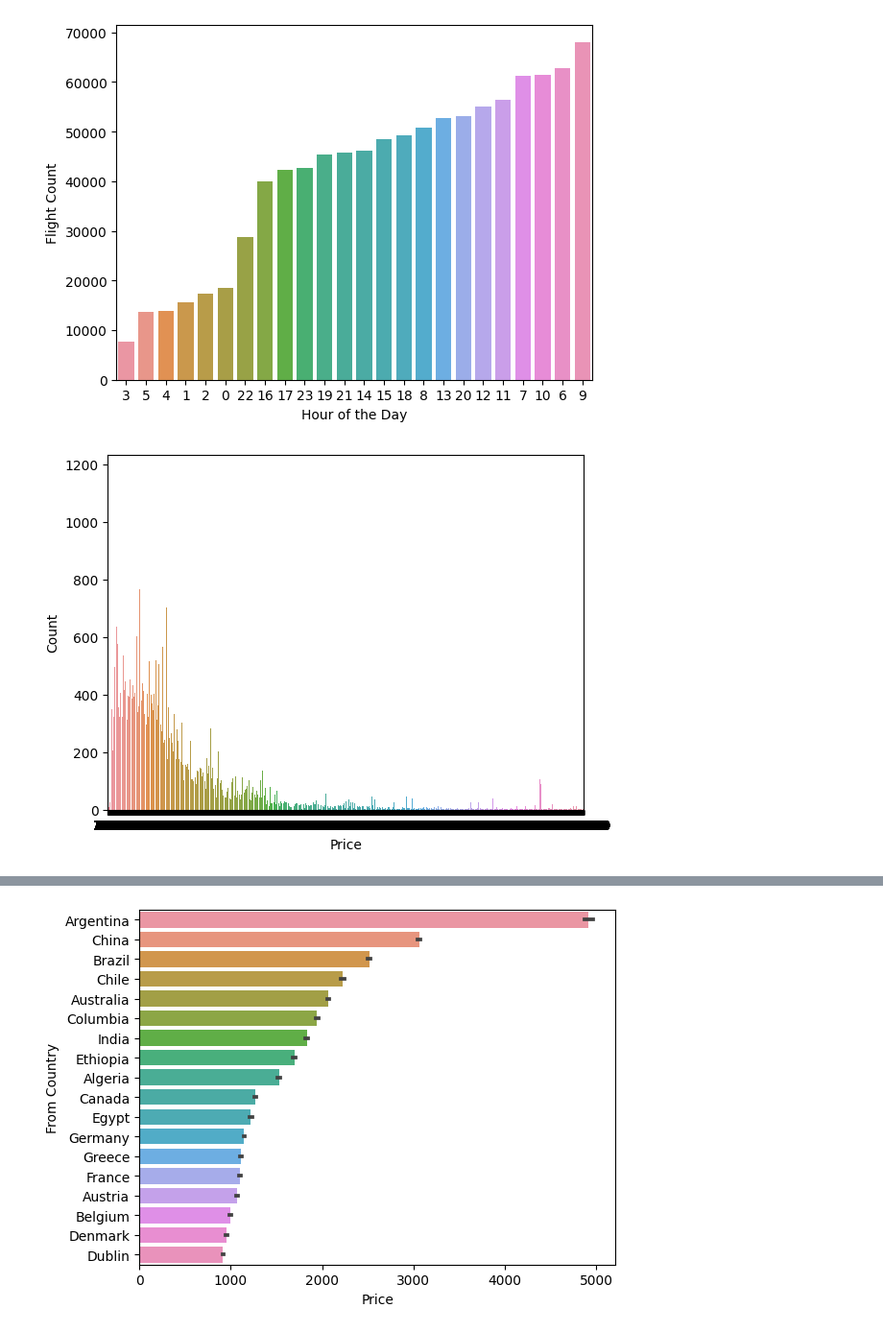
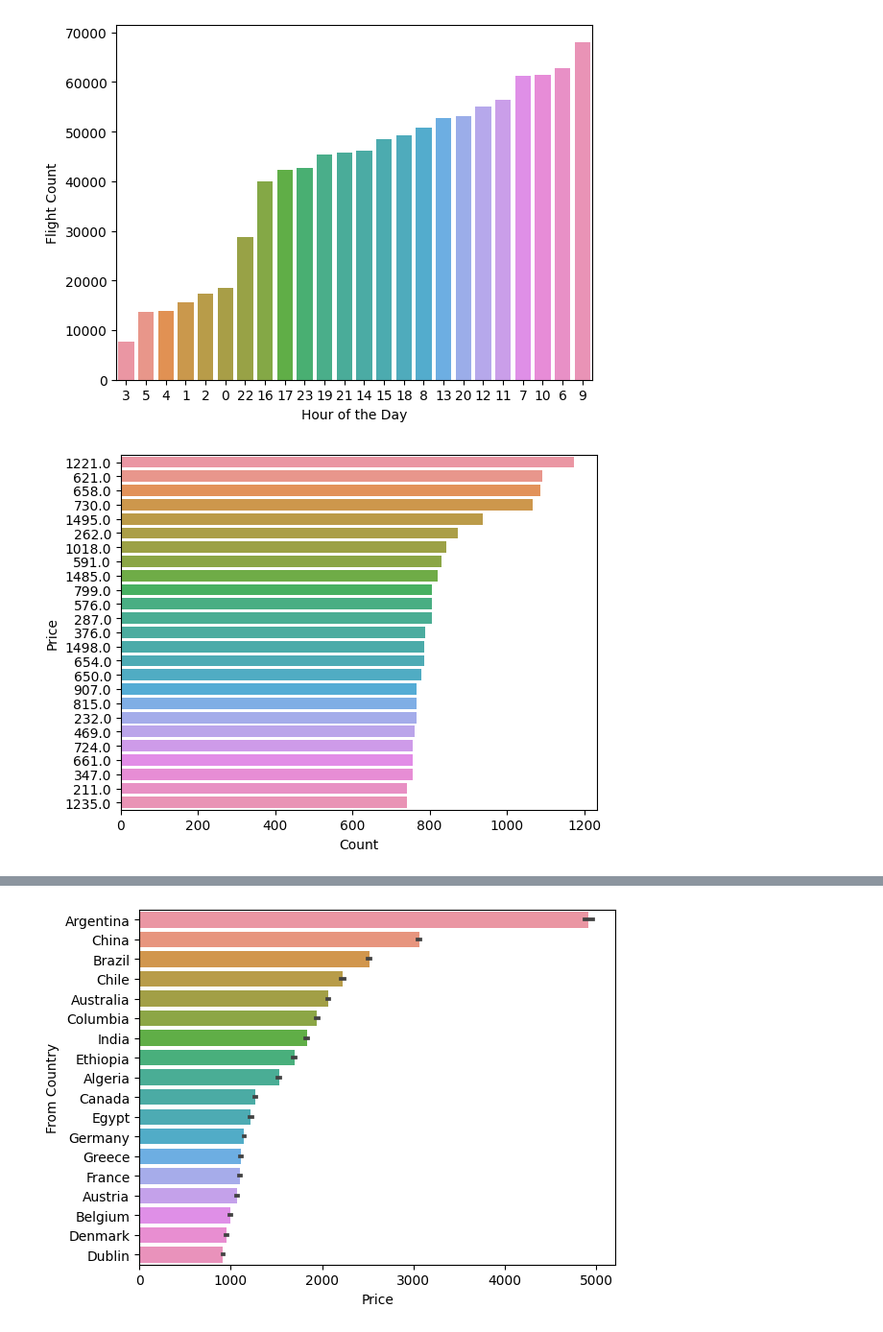
Before and after one commit to firatcell/flight_tickets_final_bootcamp_project, a Jupyter notebook: notebooks/EDA.ipynb, the cells around one changed output, grey strips where cells are left out. Shown at 96% size. Cells and saved outputs as stored; diff of their text form; code cells hidden in the pictures.

```diff
--- a/notebooks/EDA.ipynb
+++ b/notebooks/EDA.ipynb
@@ -278,24 +280,24 @@ plt.ylabel('Flight Count')
 plt.show()
 # %% [output]
 [figure]
-# %%
-import seaborn as sns
-import matplotlib.pyplot as plt
-
-# Order the data by price
-ordered_data = data.sort_values('price')
-
-# Create the countplot with ordered x-axis
-sns.countplot(data=ordered_data, x='price')
-
-# Set labels for the axes
-plt.xlabel('Price')
-plt.ylabel('Count')
-
-# Rotate x-axis labels for better visibility (optional)
-#plt.xticks(rotation=45)
-
-# Display the plot
-plt.show()
-# %% [output]
-[figure, removed]
+# %%
+# Group the data by 'price' and calculate the count
+price_counts = data.groupby('price').size().reset_index(name='count')
+
+# Sort the price counts in descending order
+price_counts = price_counts.sort_values('count', ascending=False)
+
+# Create the countplot with ordered x-axis
+sns.countplot(data=data, y='price', order=price_counts['price'].head(25))
+
+# Set labels for the axes
+plt.ylabel('Price')
+plt.xlabel('Count')
+
+# Rotate x-axis labels for better visibility (optional)
+#plt.xticks(rotation=45)
+
+# Display the plot
+plt.show()
+# %% [output]
+[figure, added]
```
Also changed, not shown: parts of 24 cells of this notebook.
